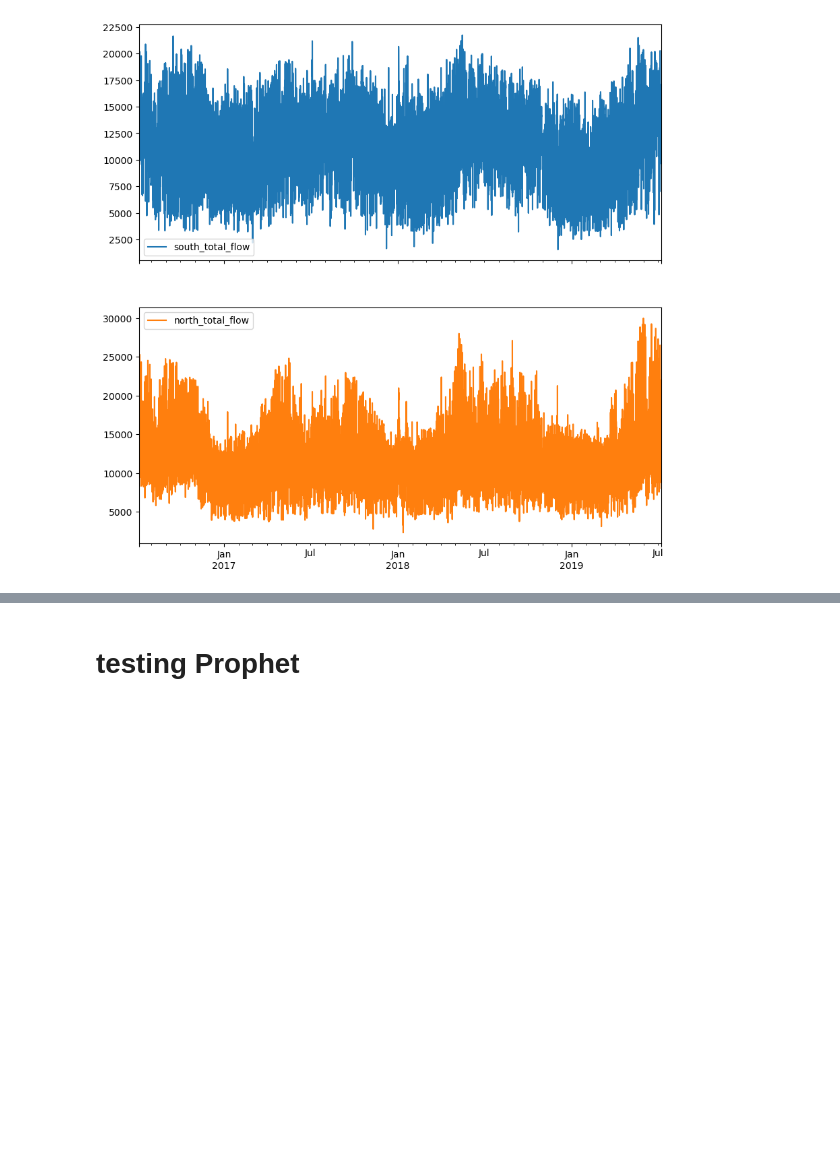
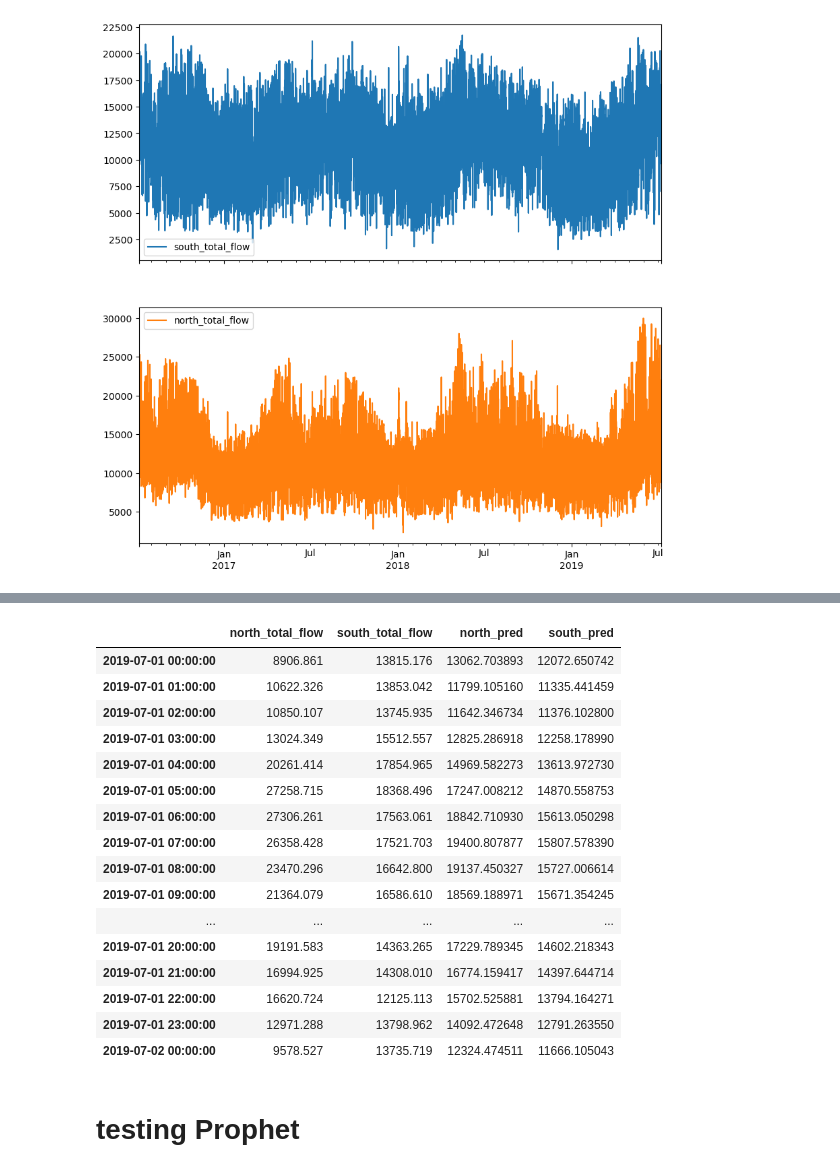
Before and after one commit to JacksonCorley/water_well_pump_optimization, a Jupyter notebook: demand.ipynb, the cells around one changed output, grey strips where cells are left out. Drawn from its saved outputs; the diff is of its cells as text; code cells hidden in the pictures; blank space fills up the shorter version.

```diff
--- a/demand.ipynb
+++ b/demand.ipynb
@@ -152,0 +225,2 @@ test.shape
+# %%
+preds = m.prof(start='2019-07-01 00:00:00', end='2019-07-02 00:00:00')
@@ -153,3 +232,23 @@ test.shape
+# %%
+preds
+# %% [output]
+|  | north_total_flow | south_total_flow | north_pred | south_pred |
+| 2019-07-01 00:00:00 | 8906.861 | 13815.176 | 13062.703893 | 12072.650742 |
+| 2019-07-01 01:00:00 | 10622.326 | 13853.042 | 11799.105160 | 11335.441459 |
+| 2019-07-01 02:00:00 | 10850.107 | 13745.935 | 11642.346734 | 11376.102800 |
+| 2019-07-01 03:00:00 | 13024.349 | 15512.557 | 12825.286918 | 12258.178990 |
+| 2019-07-01 04:00:00 | 20261.414 | 17854.965 | 14969.582273 | 13613.972730 |
+| 2019-07-01 05:00:00 | 27258.715 | 18368.496 | 17247.008212 | 14870.558753 |
+| 2019-07-01 06:00:00 | 27306.261 | 17563.061 | 18842.710930 | 15613.050298 |
+| 2019-07-01 07:00:00 | 26358.428 | 17521.703 | 19400.807877 | 15807.578390 |
+| 2019-07-01 08:00:00 | 23470.296 | 16642.800 | 19137.450327 | 15727.006614 |
+| 2019-07-01 09:00:00 | 21364.079 | 16586.610 | 18569.188971 | 15671.354245 |
+| ... | ... | ... | ... | ... |
+| 2019-07-01 20:00:00 | 19191.583 | 14363.265 | 17229.789345 | 14602.218343 |
+| 2019-07-01 21:00:00 | 16994.925 | 14308.010 | 16774.159417 | 14397.644714 |
+| 2019-07-01 22:00:00 | 16620.724 | 12125.113 | 15702.525881 | 13794.164271 |
+| 2019-07-01 23:00:00 | 12971.288 | 13798.962 | 14092.472648 | 12791.263550 |
+| 2019-07-02 00:00:00 | 9578.527 | 13735.719 | 12324.474511 | 11666.105043 |
 # %% [markdown]
 # testing Prophet
 # %%
```
Also changed, not shown: parts of 7 cells of this notebook, 1 other file.
